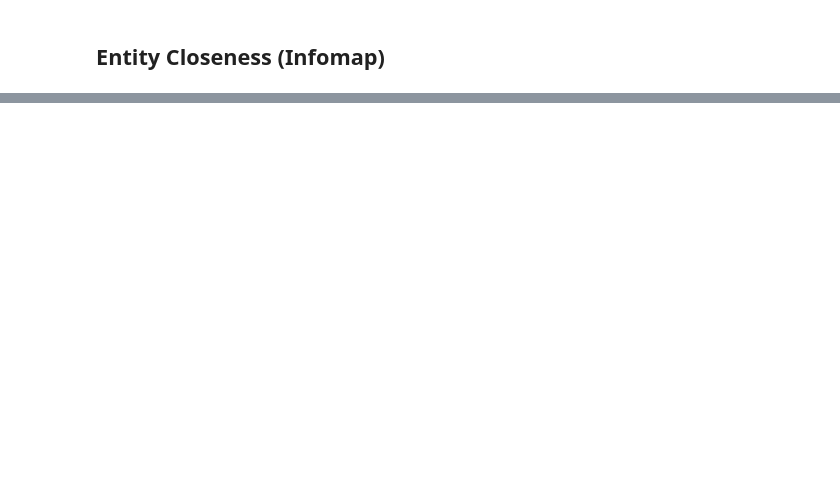
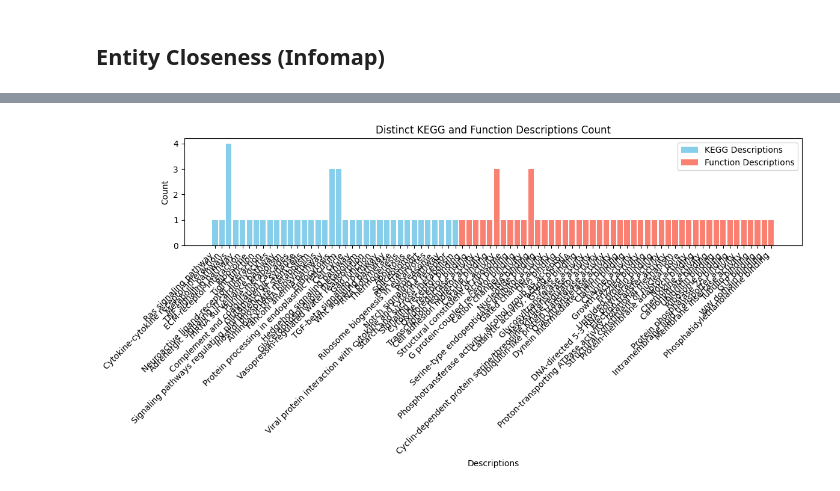
Before and after one commit to EmilianoMarrale/SocialNetworkAnalysis, a Jupyter notebook: notebooks/02_clustering_analysis.ipynb, the cells around one changed output, grey strips where cells are left out. Saved outputs shown, nothing was run; the diff lists cells and outputs as text; code cells hidden in the pictures; blank space fills up the shorter version.

```diff
--- a/notebooks/02_clustering_analysis.ipynb
+++ b/notebooks/02_clustering_analysis.ipynb
@@ -146,0 +89,2 @@ KeyboardInterrupt:
+# %%
+louvain_metadata = clustering_utils.get_partitioning_metadata(louvain, background_genes, verbose=True)
@@ -146,0 +99,4 @@ KeyboardInterrupt:
+# %%
+clustering_utils.plot_partitioning_enrichment(louvain_metadata)
+# %% [output]
+[figure, added]
```
Also changed, not shown: parts of 20 cells of this notebook, 4 other files.
